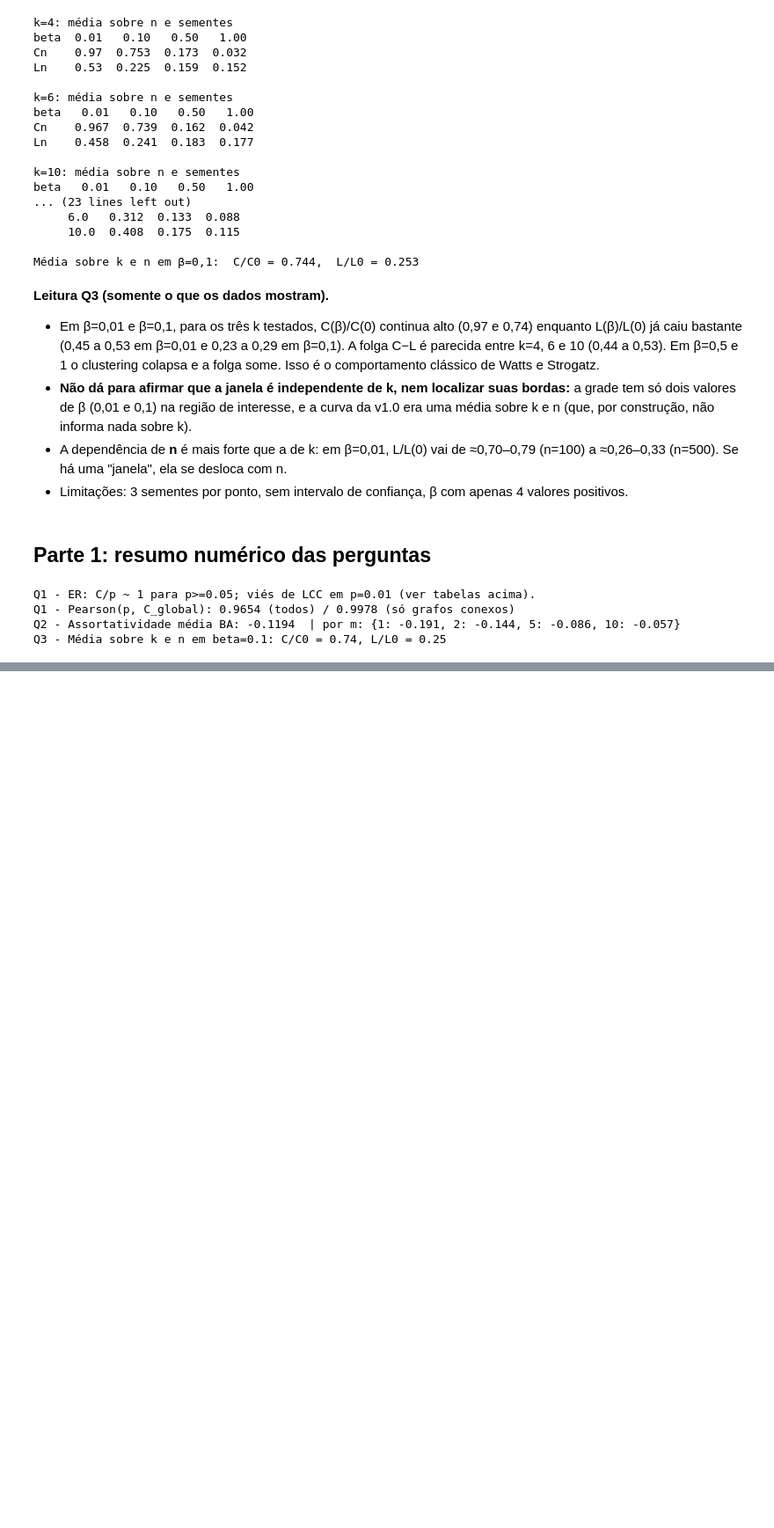
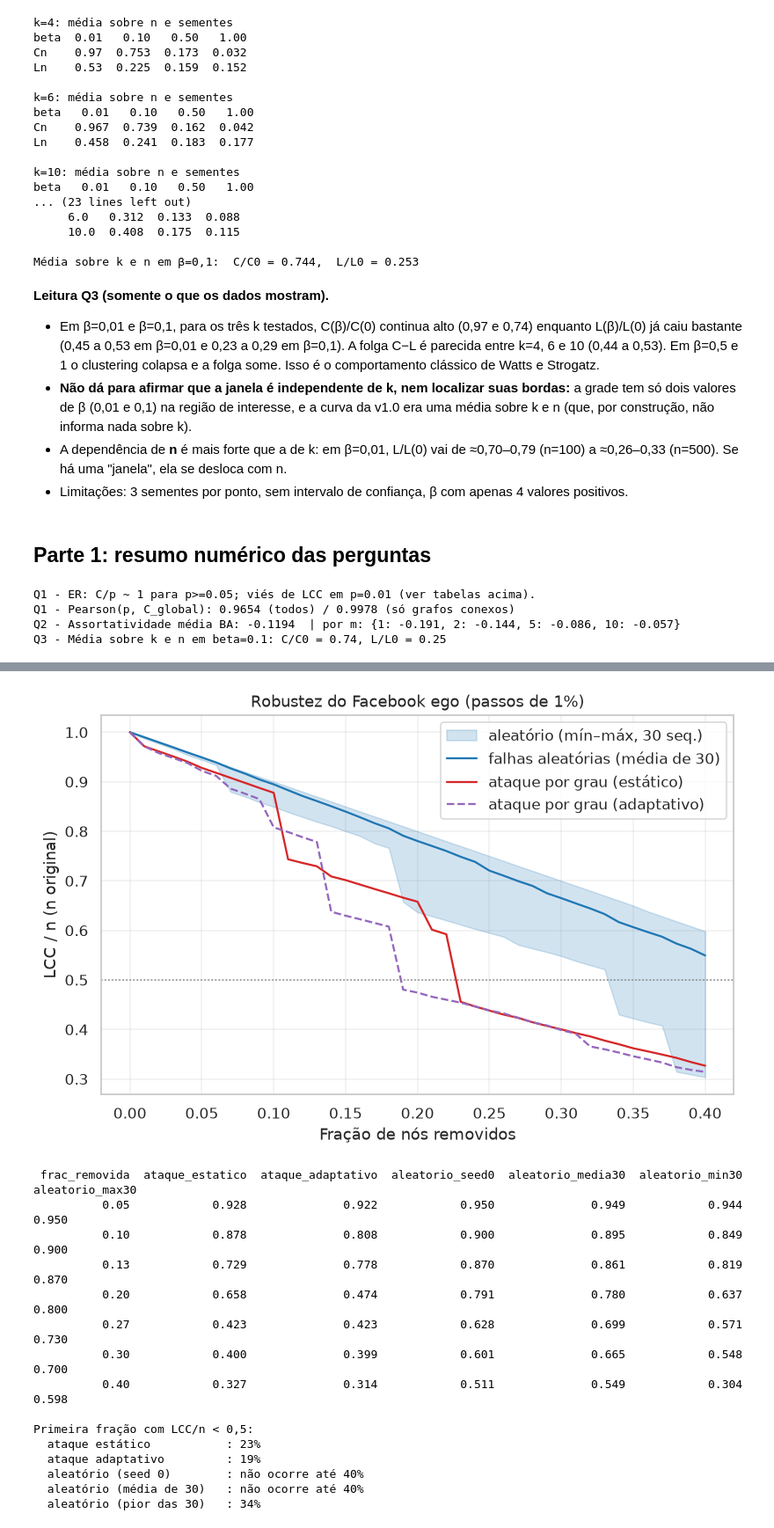
Before and after one commit to arthur-cmarques/grafos-redes-sociais, a Jupyter notebook: notebooks/grafos_redes_sociais.ipynb, the cells around one changed output, grey strips where cells are left out. Shown at 88% size. Cells and saved outputs as stored; diff of their text form; code cells hidden in the pictures; blank space fills up the shorter version.

```diff
--- a/notebooks/grafos_redes_sociais.ipynb
+++ b/notebooks/grafos_redes_sociais.ipynb
@@ -367,0 +513,71 @@ Q3 - Média sobre k e n em beta=0.1: C/C0 = 0.74, L/L0 = 0.25
+# %%
+N0 = G_real.number_of_nodes()
+FRACS = [i / 100 for i in range(0, 41)]
+CNT = [int(round(f * N0)) for f in FRACS]
+
+def lcc_frac_after(G, removed):
+    H = G.subgraph(set(G.nodes()) - set(removed))
+    return max((len(c) for c in nx.connected_components(H)), default=0) / N0
+
+deg_order = [v for v, _ in sorted(G_real.degree(), key=lambda x: -x[1])]
+static = [lcc_frac_after(G_real, deg_order[:c]) for c in CNT]
+
+H = G_real.copy(); removed = 0; adaptive = []
+for c in CNT:
+    while removed < c:
+        v = max(H.degree(), key=lambda x: x[1])[0]
+        H.remove_node(v); removed += 1
+    adaptive.append(max((len(x) for x in nx.connected_components(H)), default=0) / N0)
+
+def random_curve(seed):
+    order = list(G_real.nodes()); np.random.default_rng(seed).shuffle(order)
+    return [lcc_frac_after(G_real, order[:c]) for c in CNT]
+rand0 = random_curve(0)
+rand_runs = np.array([random_curve(s) for s in range(1, 31)])
+rand_mean, rand_min, rand_max = rand_runs.mean(0), rand_runs.min(0), rand_runs.max(0)
+
+rob = pd.DataFrame({"frac_removida": FRACS, "ataque_estatico": static, "ataque_adaptativo": adaptive,
+                    "aleatorio_seed0": rand0, "aleatorio_media30": rand_mean,
+                    "aleatorio_min30": rand_min, "aleatorio_max30": rand_max})
+rob.to_csv(f"{RESULTS}/robustez_fina.csv", index=False)
+
+def first_below(vals, thr):
+    for f, x in zip(FRACS, vals):
+        if x < thr: return f
+    return None
+def fmt(f): return f"{100*f:.0f}%" if f is not None else "não ocorre até 40%"
+
+fig, ax = plt.subplots(figsize=(7.5, 5))
+ax.fill_between(FRACS, rand_min, rand_max, color="tab:blue", alpha=0.2, label="aleatório (mín–máx, 30 seq.)")
+ax.plot(FRACS, rand_mean, "-", color="tab:blue", label="falhas aleatórias (média de 30)")
+ax.plot(FRACS, static, "-", color="tab:red", label="ataque por grau (estático)")
+ax.plot(FRACS, adaptive, "--", color="tab:purple", label="ataque por grau (adaptativo)")
+ax.axhline(0.5, color="gray", ls=":", lw=1)
+ax.set_xlabel("Fração de nós removidos"); ax.set_ylabel("LCC / n (n original)")
+ax.set_title("Robustez do Facebook ego (passos de 1%)"); ax.legend(); ax.grid(alpha=0.3)
+plt.tight_layout(); plt.savefig(f"{RESULTS}/parte2_robustez.png", dpi=130, bbox_inches="tight"); plt.show()
+
+print(rob[rob.frac_removida.isin([0.05, 0.10, 0.13, 0.20, 0.27, 0.30, 0.40])].round(3).to_string(index=False))
+print("\nPrimeira fração com LCC/n < 0,5:")
+for name, v in [("ataque estático", static), ("ataque adaptativo", adaptive),
+                ("aleatório (seed 0)", rand0), ("aleatório (média de 30)", list(rand_mean))]:
+    print(f"  {name:26s}: {fmt(first_below(v, 0.5))}")
+pior = rand_runs[int(np.argmin(rand_runs[:, -1]))]
+print(f"  {'aleatório (pior das 30)':26s}: {fmt(first_below(list(pior), 0.5))}")
+# %% [output]
+[figure, added]
+ frac_removida  ataque_estatico  ataque_adaptativo  aleatorio_seed0  aleatorio_media30  aleatorio_min30  aleatorio_max30
+          0.05            0.928              0.922            0.950              0.949            0.944            0.950
+          0.10            0.878              0.808            0.900              0.895            0.849            0.900
+          0.13            0.729              0.778            0.870              0.861            0.819            0.870
+          0.20            0.658              0.474            0.791              0.780            0.637            0.800
+          0.27            0.423              0.423            0.628              0.699            0.571            0.730
+          0.30            0.400              0.399            0.601              0.665            0.548            0.700
+          0.40            0.327              0.314            0.511              0.549            0.304            0.598
+
+Primeira fração com LCC/n < 0,5:
+  ataque estático           : 23%
+  ataque adaptativo         : 19%
+  aleatório (seed 0)        : não ocorre até 40%
+  aleatório (média de 30)   : não ocorre até 40%
+  aleatório (pior das 30)   : 34%
```
Also changed, not shown: parts of 16 cells of this notebook.
